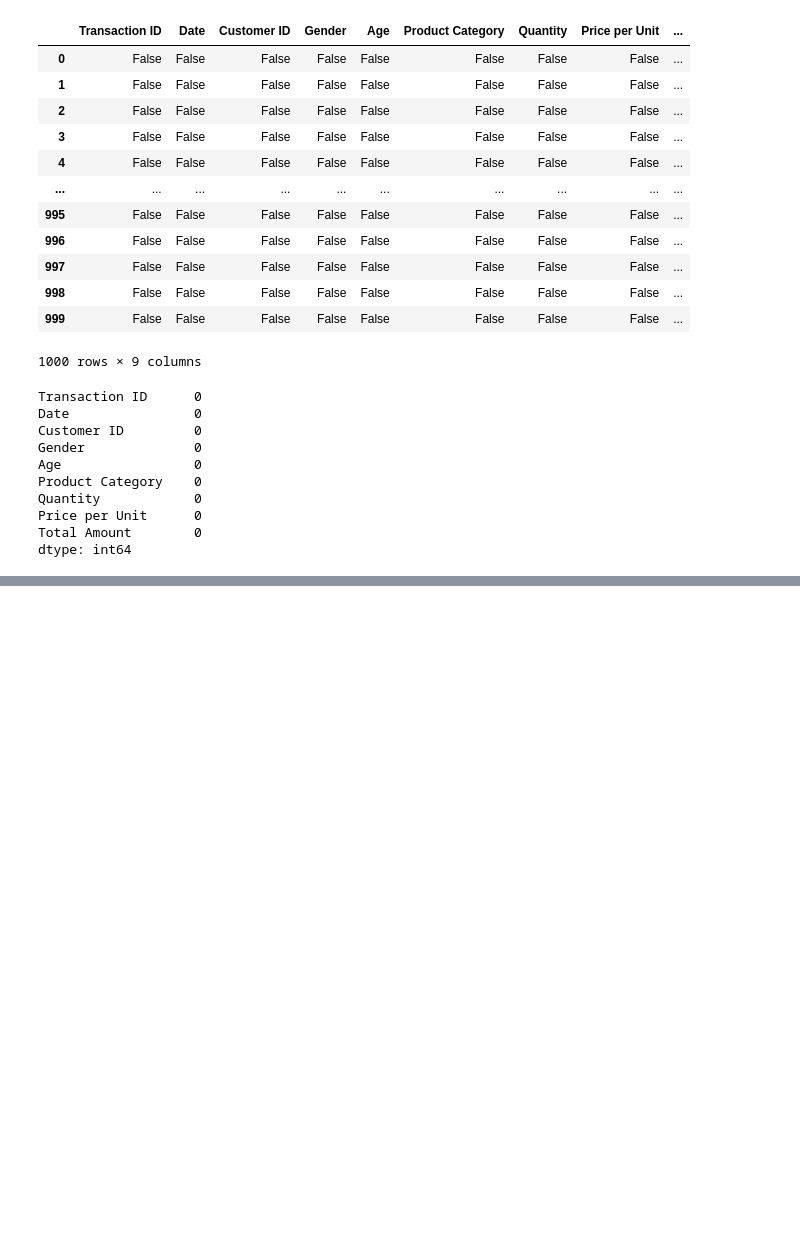
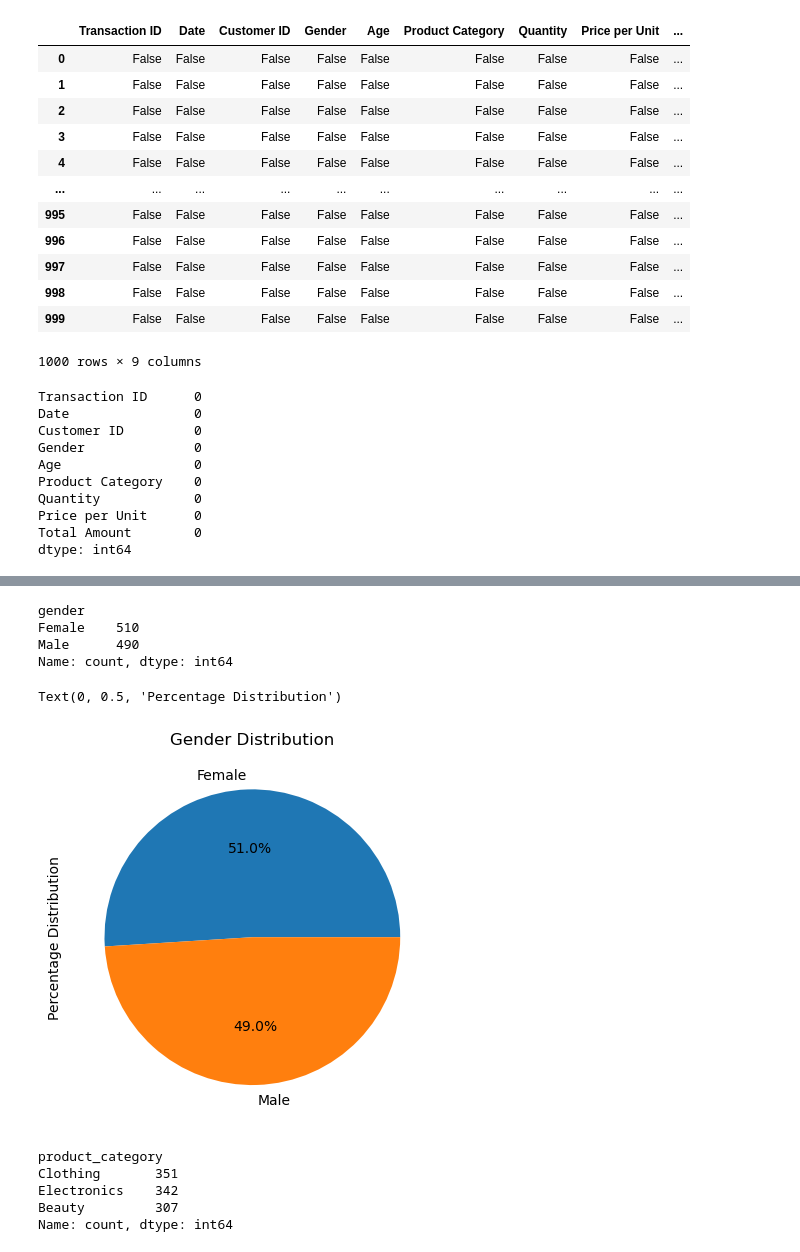
Before and after one commit to Girlingreenn/Retail-Sales-Project, a Jupyter notebook: retail_sales.ipynb, the cells around one changed output, grey strips where cells are left out. Cells and saved outputs as stored; diff of their text form; code cells hidden in the pictures; blank space fills up the shorter version.

```diff
--- a/retail_sales.ipynb
+++ b/retail_sales.ipynb
@@ -102 +122,10 @@ dtype: int64
+# %%
+#converting date data type
+df['date']= pd.to_datetime(df['date'])
+# %%
+#converting gender data type to category
+df['gender']= df['gender'].astype('category')
+# %%
+#converting product_category data type to category
+df['product_category']= df['product_category'].astype('category')
 # %%
@@ -122,0 +157,25 @@ NameError: name 'df' is not defined
+# %%
+#gender distribution analysis
+df['gender'].value_counts()
+# %% [output]
+gender
+Female    510
+Male      490
+Name: count, dtype: int64
+# %%
+#pie chart
+df['gender'].value_counts().plot(kind='pie', autopct='%1.1f%%')
+plt.title ('Gender Distribution')
+plt.ylabel('Percentage Distribution')
+# %% [output]
+Text(0, 0.5, 'Percentage Distribution')
+[figure, added]
+# %%
+# product category distribution frequency
+df['product_category'].value_counts()
+# %% [output]
+product_category
+Clothing       351
+Electronics    342
+Beauty         307
+Name: count, dtype: int64
```
Also changed, not shown: parts of 10 cells of this notebook.
